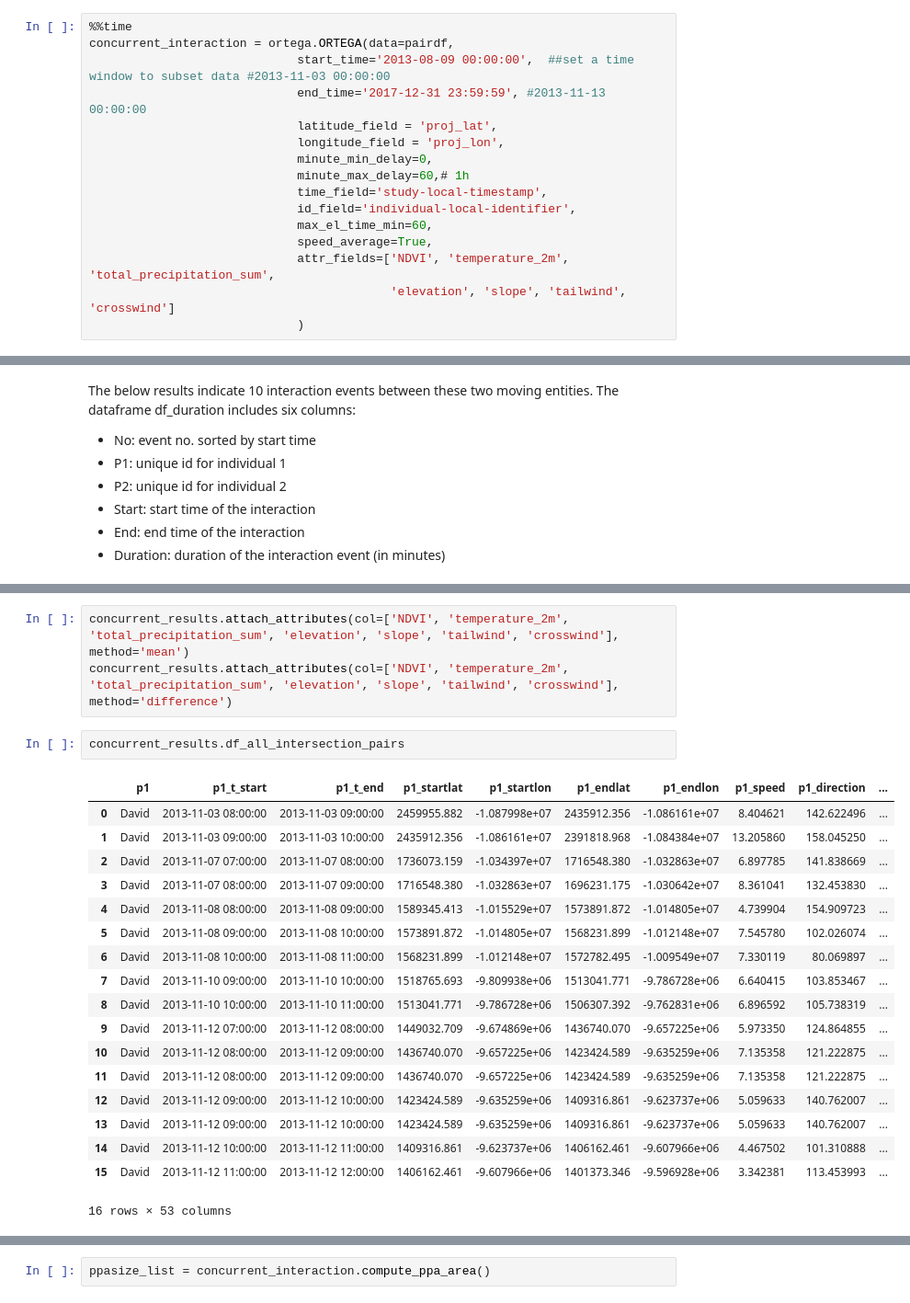
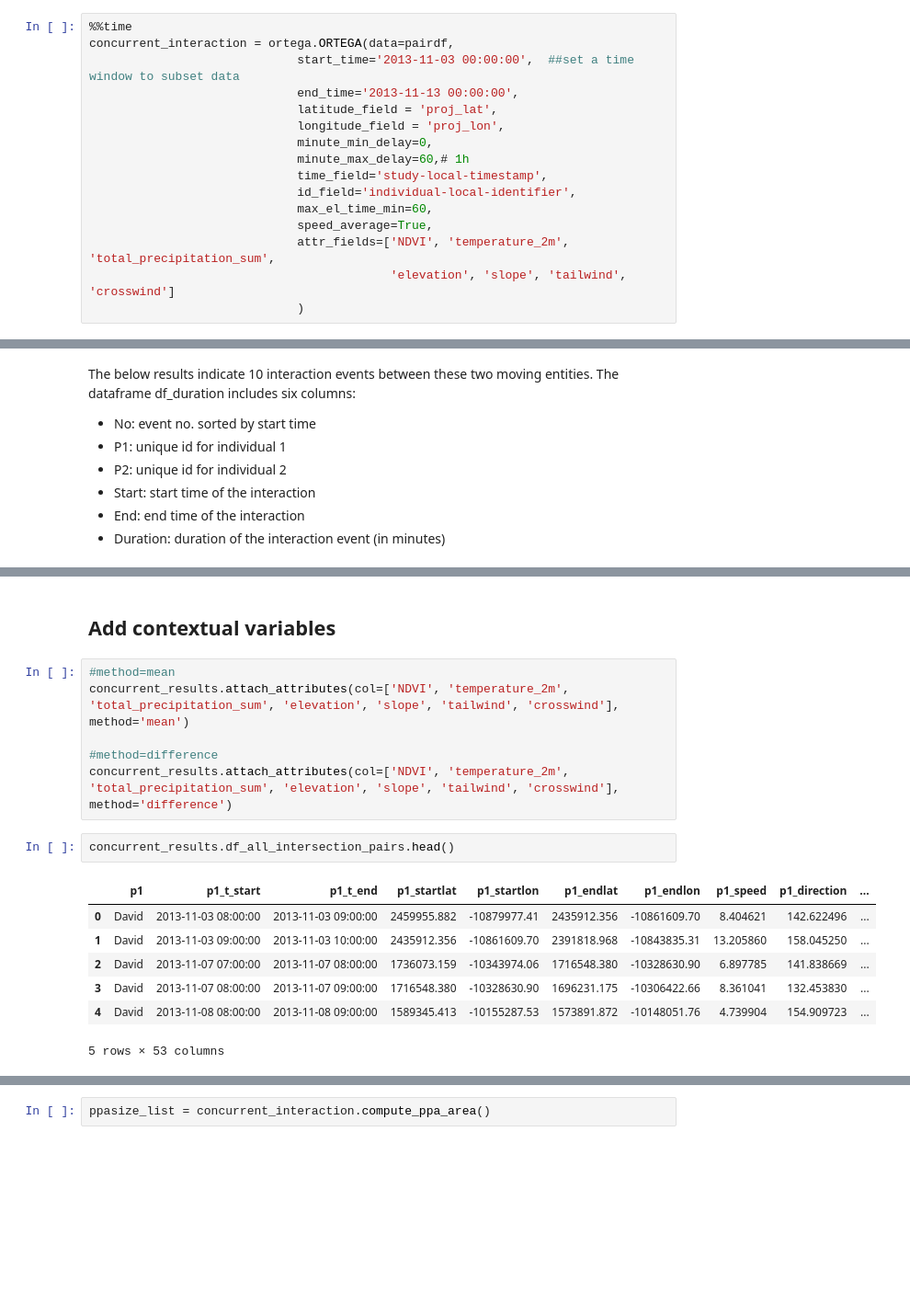
Before and after one commit to move-ucsb/ORTEGA, a Jupyter notebook: examples/example_turkey_vultures.ipynb, the cells around one changed output, grey strips where cells are left out. Shown at 92% size. Saved outputs shown, nothing was run; the diff lists cells and outputs as text; blank space fills up the shorter version.

```diff
--- a/examples/example_turkey_vultures.ipynb
+++ b/examples/example_turkey_vultures.ipynb
@@ -90,8 +74,8 @@ Parameters of ORTEGA class:
 # %%
 %%time
 concurrent_interaction = ortega.ORTEGA(data=pairdf,
-                             start_time='2013-08-09 00:00:00',  ##set a time window to subset data #2013-11-03 00:00:00
-                             end_time='2017-12-31 23:59:59', #2013-11-13 00:00:00
+                             start_time='2013-11-03 00:00:00',  ##set a time window to subset data
+                             end_time='2013-11-13 00:00:00',
                              latitude_field = 'proj_lat',
                              longitude_field = 'proj_lon',
                              minute_min_delay=0,
@@ -143,25 +157,19 @@ concurrent_results.df_interaction_events
+# %% [markdown]
+## Add contextual variables
 # %%
+#method=mean
 concurrent_results.attach_attributes(col=['NDVI', 'temperature_2m', 'total_precipitation_sum', 'elevation', 'slope', 'tailwind', 'crosswind'], method='mean')
+
+#method=difference
 concurrent_results.attach_attributes(col=['NDVI', 'temperature_2m', 'total_precipitation_sum', 'elevation', 'slope', 'tailwind', 'crosswind'], method='difference')
 # %%
-concurrent_results.df_all_intersection_pairs
+concurrent_results.df_all_intersection_pairs.head()
 # %% [output]
 |  | p1 | p1_t_start | p1_t_end | p1_startlat | p1_startlon | p1_endlat | p1_endlon | p1_speed | p1_direction | ... |
-| 0 | David | 2013-11-03 08:00:00 | 2013-11-03 09:00:00 | 2459955.882 | -1.087998e+07 | 2435912.356 | -1.086161e+07 | 8.404621 | 142.622496 | ... |
-| 1 | David | 2013-11-03 09:00:00 | 2013-11-03 10:00:00 | 2435912.356 | -1.086161e+07 | 2391818.968 | -1.084384e+07 | 13.205860 | 158.045250 | ... |
-| 2 | David | 2013-11-07 07:00:00 | 2013-11-07 08:00:00 | 1736073.159 | -1.034397e+07 | 1716548.380 | -1.032863e+07 | 6.897785 | 141.838669 | ... |
-| 3 | David | 2013-11-07 08:00:00 | 2013-11-07 09:00:00 | 1716548.380 | -1.032863e+07 | 1696231.175 | -1.030642e+07 | 8.361041 | 132.453830 | ... |
-| 4 | David | 2013-11-08 08:00:00 | 2013-11-08 09:00:00 | 1589345.413 | -1.015529e+07 | 1573891.872 | -1.014805e+07 | 4.739904 | 154.909723 | ... |
-| 5 | David | 2013-11-08 09:00:00 | 2013-11-08 10:00:00 | 1573891.872 | -1.014805e+07 | 1568231.899 | -1.012148e+07 | 7.545780 | 102.026074 | ... |
-| 6 | David | 2013-11-08 10:00:00 | 2013-11-08 11:00:00 | 1568231.899 | -1.012148e+07 | 1572782.495 | -1.009549e+07 | 7.330119 | 80.069897 | ... |
-| 7 | David | 2013-11-10 09:00:00 | 2013-11-10 10:00:00 | 1518765.693 | -9.809938e+06 | 1513041.771 | -9.786728e+06 | 6.640415 | 103.853467 | ... |
-| 8 | David | 2013-11-10 10:00:00 | 2013-11-10 11:00:00 | 1513041.771 | -9.786728e+06 | 1506307.392 | -9.762831e+06 | 6.896592 | 105.738319 | ... |
-| 9 | David | 2013-11-12 07:00:00 | 2013-11-12 08:00:00 | 1449032.709 | -9.674869e+06 | 1436740.070 | -9.657225e+06 | 5.973350 | 124.864855 | ... |
-| 10 | David | 2013-11-12 08:00:00 | 2013-11-12 09:00:00 | 1436740.070 | -9.657225e+06 | 1423424.589 | -9.635259e+06 | 7.135358 | 121.222875 | ... |
-| 11 | David | 2013-11-12 08:00:00 | 2013-11-12 09:00:00 | 1436740.070 | -9.657225e+06 | 1423424.589 | -9.635259e+06 | 7.135358 | 121.222875 | ... |
-| 12 | David | 2013-11-12 09:00:00 | 2013-11-12 10:00:00 | 1423424.589 | -9.635259e+06 | 1409316.861 | -9.623737e+06 | 5.059633 | 140.762007 | ... |
-| 13 | David | 2013-11-12 09:00:00 | 2013-11-12 10:00:00 | 1423424.589 | -9.635259e+06 | 1409316.861 | -9.623737e+06 | 5.059633 | 140.762007 | ... |
-| 14 | David | 2013-11-12 10:00:00 | 2013-11-12 11:00:00 | 1409316.861 | -9.623737e+06 | 1406162.461 | -9.607966e+06 | 4.467502 | 101.310888 | ... |
-| 15 | David | 2013-11-12 11:00:00 | 2013-11-12 12:00:00 | 1406162.461 | -9.607966e+06 | 1401373.346 | -9.596928e+06 | 3.342381 | 113.453993 | ... |
+| 0 | David | 2013-11-03 08:00:00 | 2013-11-03 09:00:00 | 2459955.882 | -10879977.41 | 2435912.356 | -10861609.70 | 8.404621 | 142.622496 | ... |
+| 1 | David | 2013-11-03 09:00:00 | 2013-11-03 10:00:00 | 2435912.356 | -10861609.70 | 2391818.968 | -10843835.31 | 13.205860 | 158.045250 | ... |
+| 2 | David | 2013-11-07 07:00:00 | 2013-11-07 08:00:00 | 1736073.159 | -10343974.06 | 1716548.380 | -10328630.90 | 6.897785 | 141.838669 | ... |
+| 3 | David | 2013-11-07 08:00:00 | 2013-11-07 09:00:00 | 1716548.380 | -10328630.90 | 1696231.175 | -10306422.66 | 8.361041 | 132.453830 | ... |
+| 4 | David | 2013-11-08 08:00:00 | 2013-11-08 09:00:00 | 1589345.413 | -10155287.53 | 1573891.872 | -10148051.76 | 4.739904 | 154.909723 | ... |
-16 rows × 53 columns
+5 rows × 53 columns
 # %% [markdown]
```
Also changed, not shown: parts of 55 cells of this notebook.
